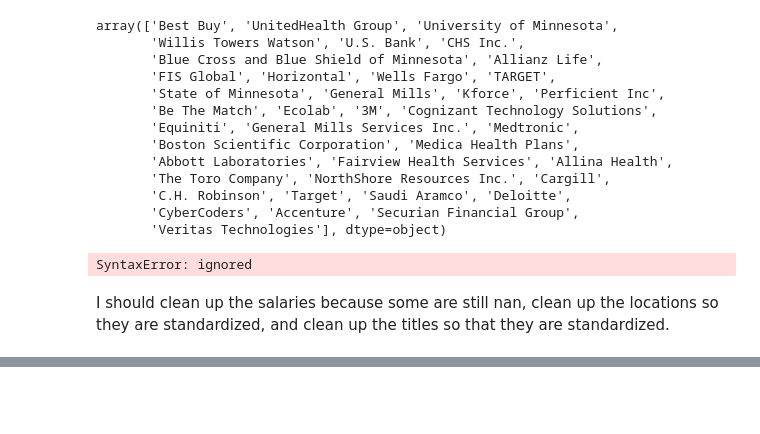
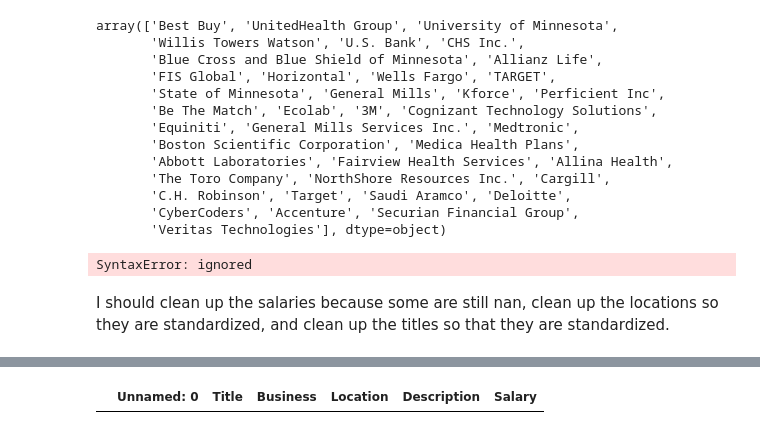
Before and after one commit to MikeDaBossss/Job_Board_scraper, a Jupyter notebook: simpyhired.ipynb, the cells around one changed output, grey strips where cells are left out. Cells and saved outputs as stored; diff of their text form; code cells hidden in the pictures; blank space fills up the shorter version.

```diff
--- a/simpyhired.ipynb
+++ b/simpyhired.ipynb
@@ -653,0 +721,4 @@ I should clean up the salaries because some are still nan, clean up the location
+# %%
+jobs[jobs['Location'].isna()]
+# %% [output]
+|  | Unnamed: 0 | Title | Business | Location | Description | Salary |
```
Also changed, not shown: parts of 19 cells of this notebook.
